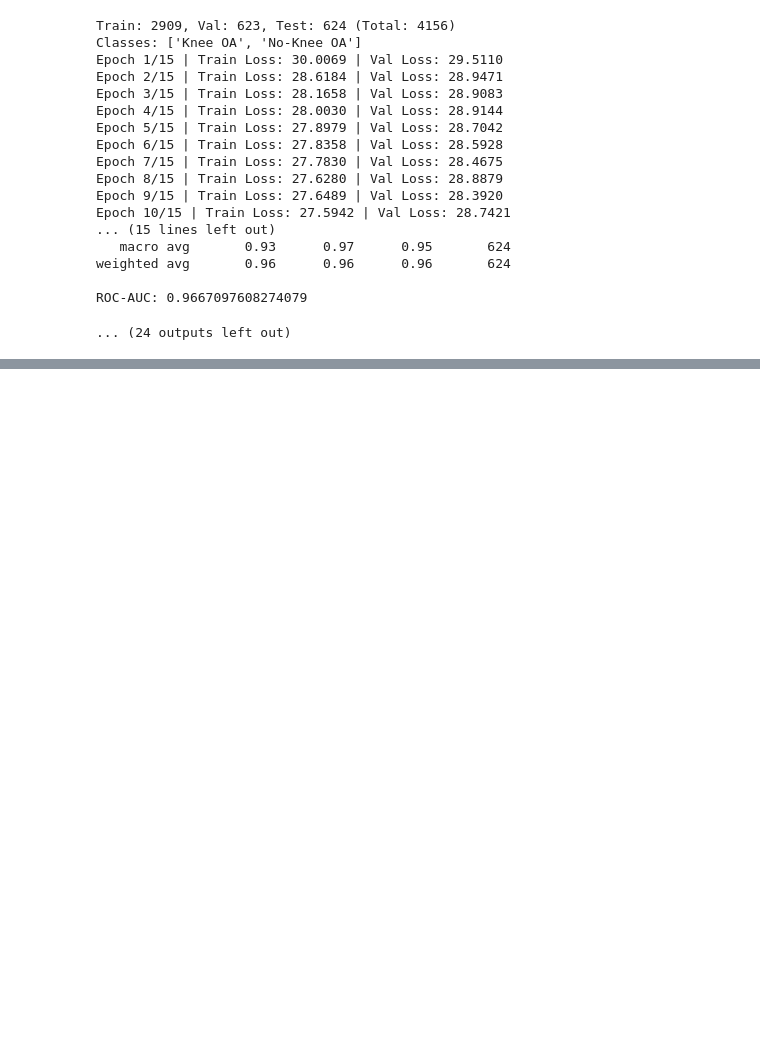
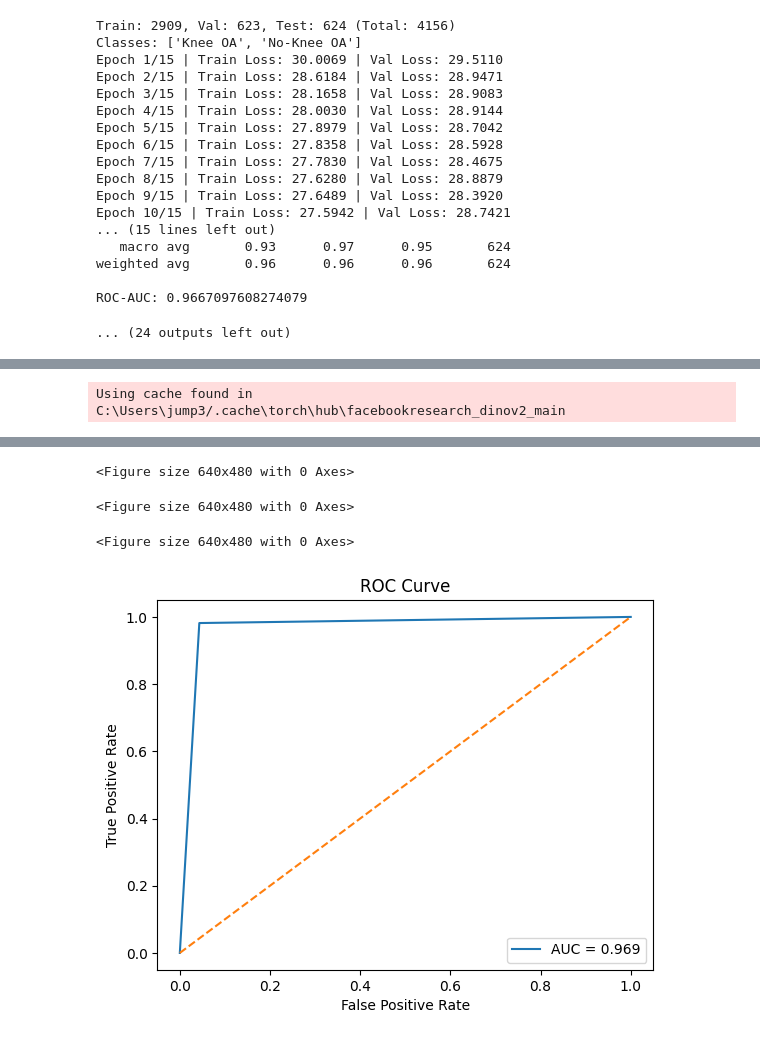
Before and after one commit to turtneck/HI2459-FinalProject-option1, a Jupyter notebook: DINOv2.ipynb, the cells around one changed output, grey strips where cells are left out. Cells and saved outputs as stored; diff of their text form; code cells hidden in the pictures; blank space fills up the shorter version.

```diff
--- a/DINOv2.ipynb
+++ b/DINOv2.ipynb
@@ -460,0 +450,4 @@ ROC-AUC: 0.9667097608274079
+# %%
+runmodel(split=0.7,batchsize=16,epochs=15,learnrate=0.000001,unfrozen=True)
+# %% [output]
+Using cache found in C:\Users\jump3/.cache\torch\hub\facebookresearch_dinov2_main
@@ -460,0 +471,4 @@ ROC-AUC: 0.9667097608274079
+<Figure size 640x480 with 0 Axes>
+<Figure size 640x480 with 0 Axes>
+<Figure size 640x480 with 0 Axes>
+[figure, added]
```
Also changed, not shown: parts of 19 cells of this notebook, 29 other files.
